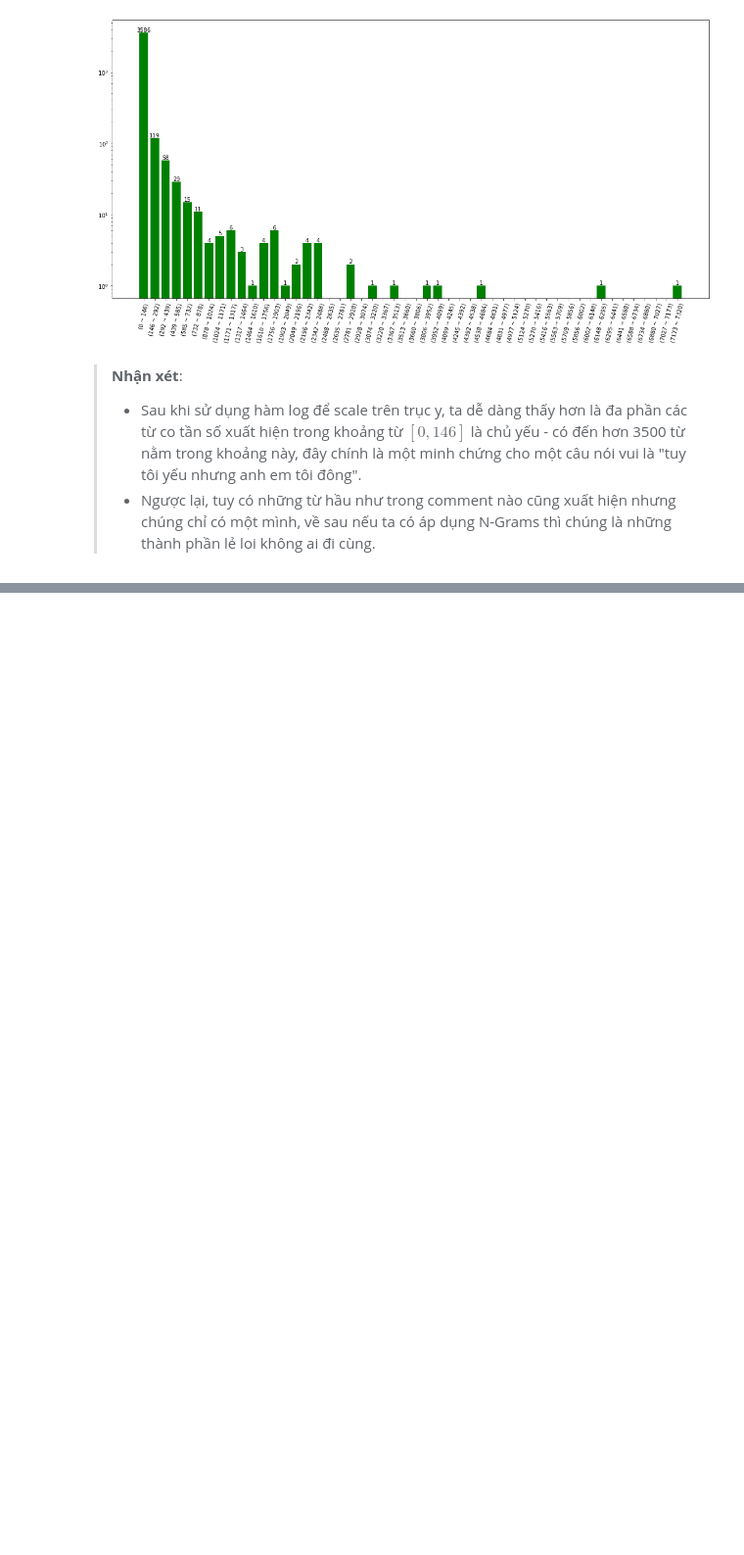
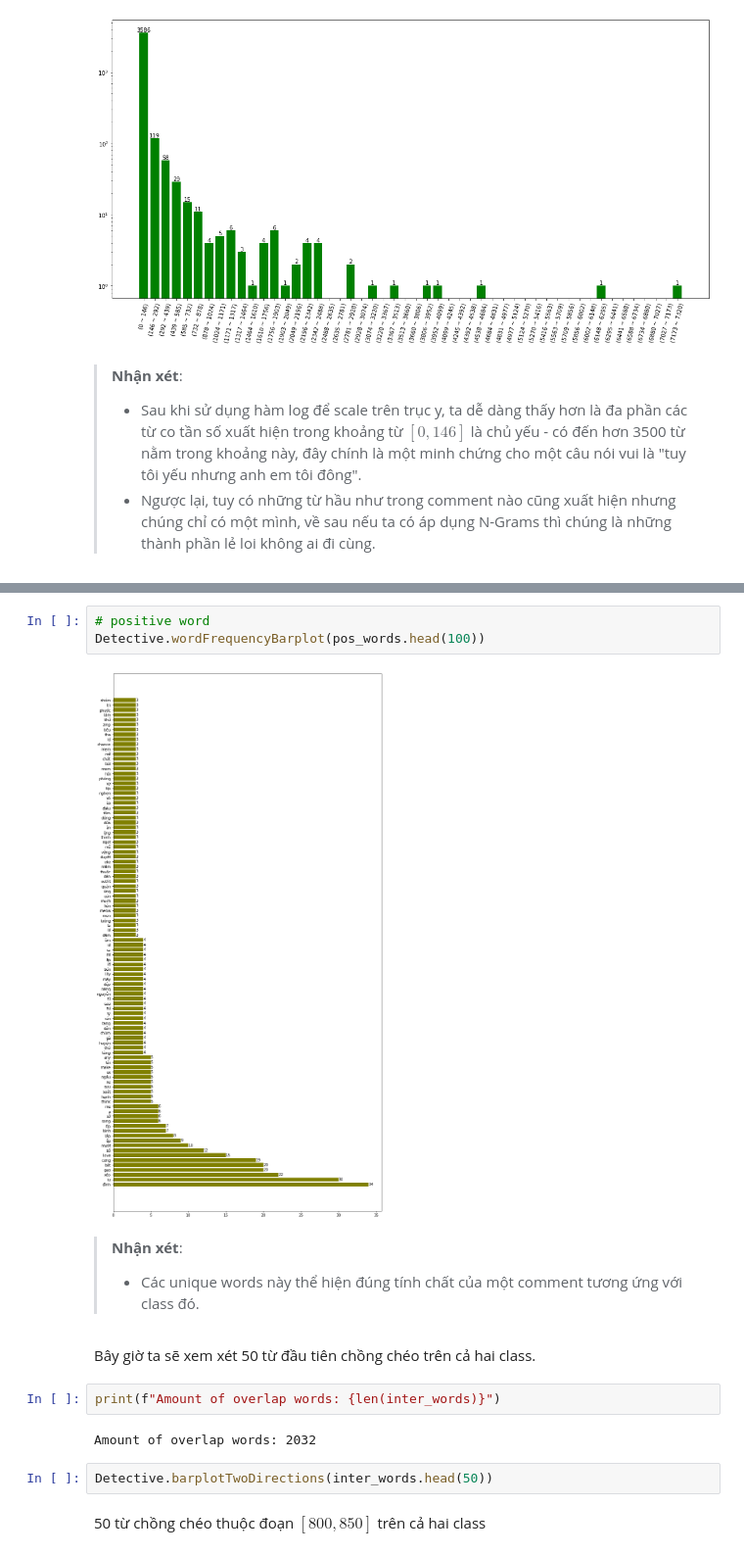
Before and after one commit to cuongpiger/SCL_KHVW_Sentiment_Analysis_Project, a Jupyter notebook: 03.eda.ipynb, the cells around one changed output, grey strips where cells are left out. Shown at 98% size. Drawn from its saved outputs; the diff is of its cells as text; blank space fills up the shorter version.

```diff
--- a/03.eda.ipynb
+++ b/03.eda.ipynb
@@ -114,0 +147,18 @@ Detective.wordFrequencyGroupBarplot(word_freq['freq'].to_list(), True)
+# %%
+# positive word
+Detective.wordFrequencyBarplot(pos_words.head(100))
+# %% [output]
+[figure, added]
+# %% [markdown]
+> **Nhận xét**:
+> * Các unique words này thể hiện đúng tính chất của một comment tương ứng với class đó.
+# %% [markdown]
+Bây giờ ta sẽ xem xét 50 từ đầu tiên chồng chéo trên cả hai class.
+# %%
+print(f"Amount of overlap words: {len(inter_words)}")
+# %% [output]
+Amount of overlap words: 2032
+# %%
+Detective.barplotTwoDirections(inter_words.head(50))
+# %% [markdown]
+50 từ chồng chéo thuộc đoạn $[800,850]$ trên cả hai class
```
Also changed, not shown: parts of 10 cells of this notebook, 1 other file.
